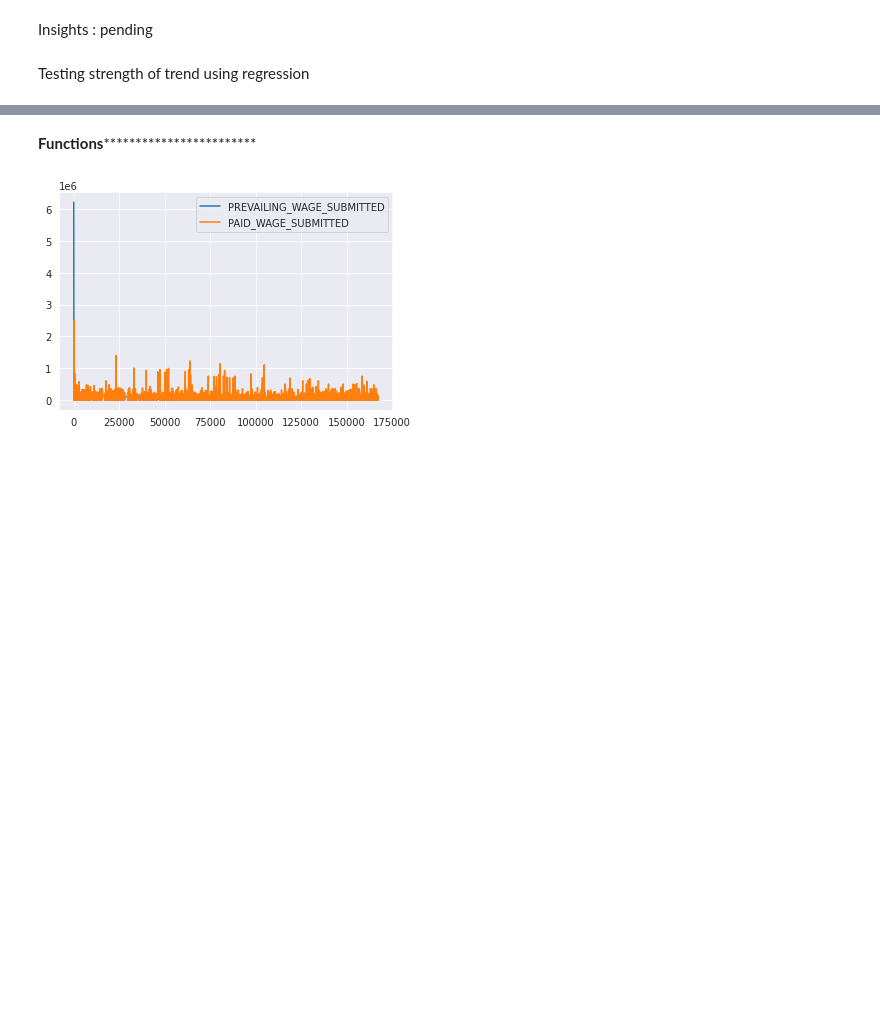
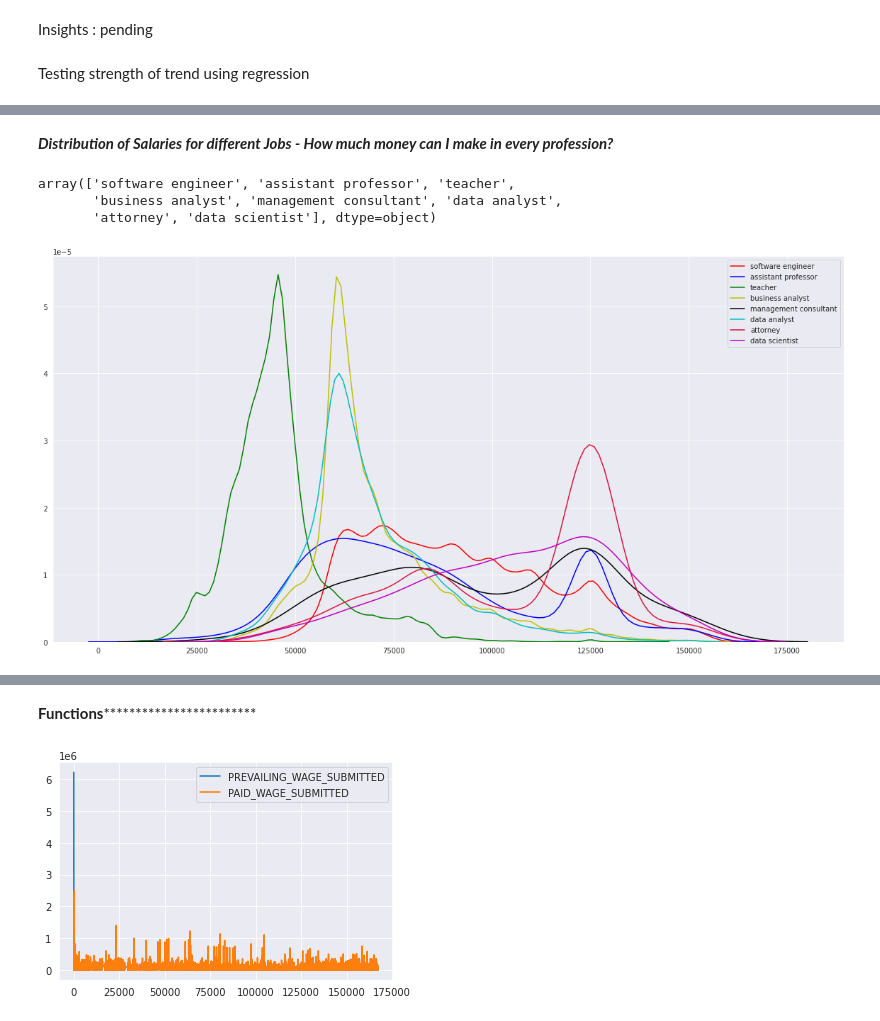
Before and after one commit to chandra-sekar-1983/data_visualization, a Jupyter notebook: Data_Visualization&Analysis.ipynb, the cells around one changed output, grey strips where cells are left out. Cells and saved outputs as stored; diff of their text form; code cells hidden in the pictures; blank space fills up the shorter version.

```diff
--- a/Data_Visualization&Analysis.ipynb
+++ b/Data_Visualization&Analysis.ipynb
@@ -355,0 +362,20 @@ NameError: ignored
+# %% [markdown]
+ ***Distribution of Salaries for different Jobs - How much money can I make in every profession?***
+# %%
+var="JOB_TITLE_SUBGROUP"
+features=data[var].unique()
+features
+# %% [output]
+array(['software engineer', 'assistant professor', 'teacher',
+       'business analyst', 'management consultant', 'data analyst',
+       'attorney', 'data scientist'], dtype=object)
+# %%
+fig = plt.figure(figsize=(20,10),)
+color=['r','b','g','y','black','c','crimson','m','lighpink']
+col=0
+for feature in features:
+  #fig = plt.figure(figsize=(20,10),)
+  ax=sns.kdeplot(data[dependent_var][data[var]==feature] , color=color[col],shade=False,label=feature)
+  col=col+1
+# %% [output]
+[figure, added]
```
Also changed, not shown: parts of 15 cells of this notebook.
